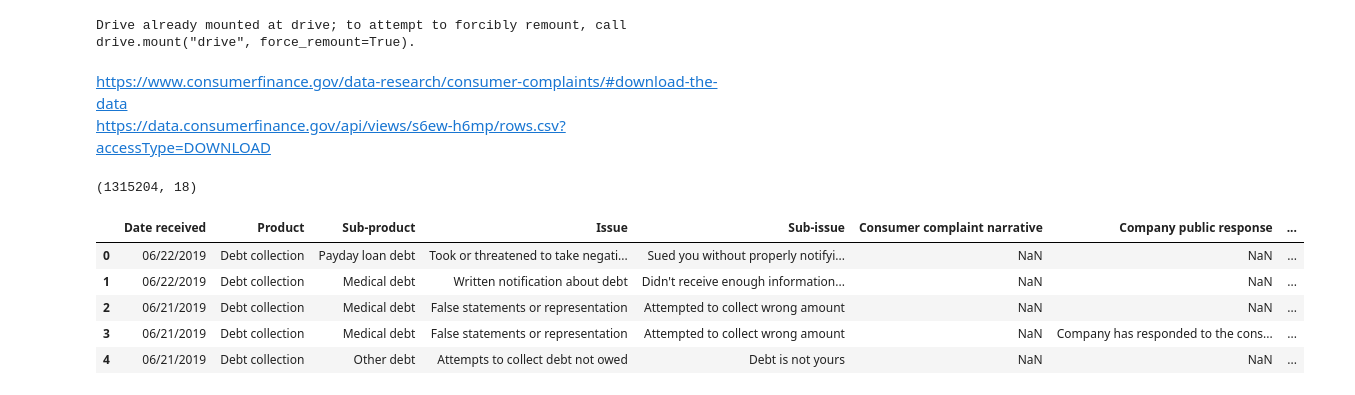
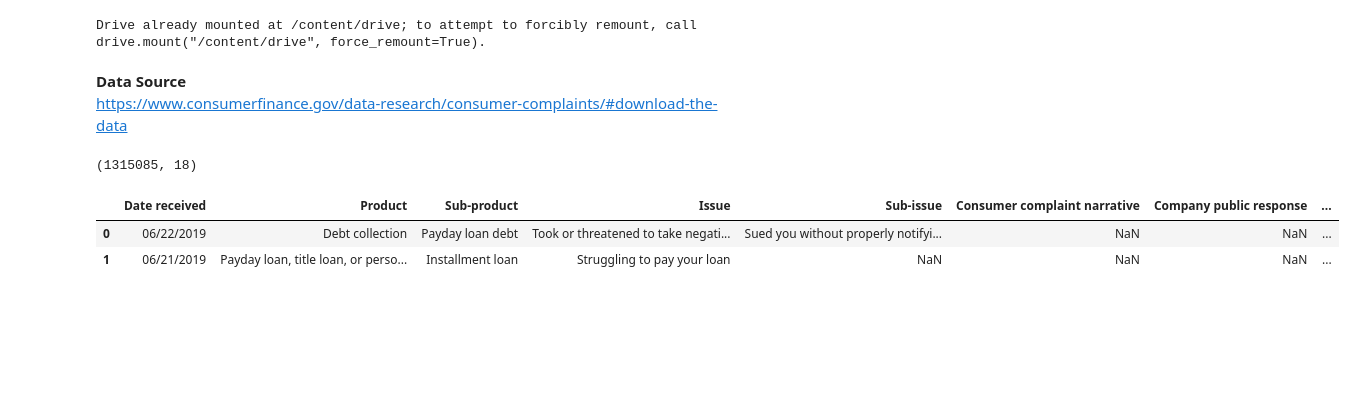
Before and after one commit to LambdaSchool/DS-Unit-1-Sprint-5-Data-Storytelling-Blog-Post, a Jupyter notebook: cfpd_consumer_complaints.ipynb, the cells around one changed output. Saved outputs shown, nothing was run; the diff lists cells and outputs as text; code cells hidden in the pictures; blank space fills up the shorter version.

```diff
--- a/cfpd_consumer_complaints.ipynb
+++ b/cfpd_consumer_complaints.ipynb
@@ -3,12 +3,11 @@
 # %%
 # created by nov05 on 2019-06-24
 # %%
-# Load the Drive helper and mount
+# Run this cell to mount your Google Drive.
 from google.colab import drive
-drive.mount('drive')
-root = 'drive/My Drive/'
+drive.mount('/content/drive')
 # %% [output]
-Drive already mounted at drive; to attempt to forcibly remount, call drive.mount("drive", force_remount=True).
+Drive already mounted at /content/drive; to attempt to forcibly remount, call drive.mount("/content/drive", force_remount=True).
 # %%
 import pandas as pd
 import numpy as np
@@ -18,27 +19,24 @@ from datetime import datetime
 # %% [markdown]
+**Data Source**
 https://www.consumerfinance.gov/data-research/consumer-complaints/#download-the-data
-https://data.consumerfinance.gov/api/views/s6ew-h6mp/rows.csv?accessType=DOWNLOAD
 # %%
 # CAUTION: this dataset is 719 MB in size.
 
-# this doesn't work for this large file (seems that it would for file under 50 MB)
+# this doesn't work for this large file (seems that it would work for file under 50 MB)
 # url = "https://drive.google.com/uc?id=1giGHkApdv3ehRI7uw4LoLhGT6rN_uR0r"
 
 # this works
-url = "https://data.consumerfinance.gov/api/views/s6ew-h6mp/rows.csv?accessType=DOWNLOAD"
-df = pd.read_csv(url)
+# url = "https://data.consumerfinance.gov/api/views/s6ew-h6mp/rows.csv?accessType=DOWNLOAD"
+# df = pd.read_csv(url)
 
-# path = "content/Consumer_Complaints.csv"
-# path = "content/drive/My Drive/data/cfpd_consumer_complaints/Consumer_Complaints.csv"
-# df = pd.read_csv(path)
+# this works
+path = "/content/drive/My Drive/data/cfpd_consumer_complaints/Consumer_Complaints.csv"
+df = pd.read_csv(path)
 # %%
 print(df.shape) # (1315204, 18)
-df.head()
+df.head(2)
 # %% [output]
-(1315204, 18)
+(1315085, 18)
 |  | Date received | Product | Sub-product | Issue | Sub-issue | Consumer complaint narrative | Company public response | ... |
 | 0 | 06/22/2019 | Debt collection | Payday loan debt | Took or threatened to take negati... | Sued you without properly notifyi... | NaN | NaN | ... |
-| 1 | 06/22/2019 | Debt collection | Medical debt | Written notification about debt | Didn't receive enough information... | NaN | NaN | ... |
-| 2 | 06/21/2019 | Debt collection | Medical debt | False statements or representation | Attempted to collect wrong amount | NaN | NaN | ... |
-| 3 | 06/21/2019 | Debt collection | Medical debt | False statements or representation | Attempted to collect wrong amount | NaN | Company has responded to the cons... | ... |
-| 4 | 06/21/2019 | Debt collection | Other debt | Attempts to collect debt not owed | Debt is not yours | NaN | NaN | ... |
+| 1 | 06/21/2019 | Payday loan, title loan, or perso... | Installment loan | Struggling to pay your loan | NaN | NaN | NaN | ... |
```
Also changed, not shown: parts of 16 cells of this notebook.
